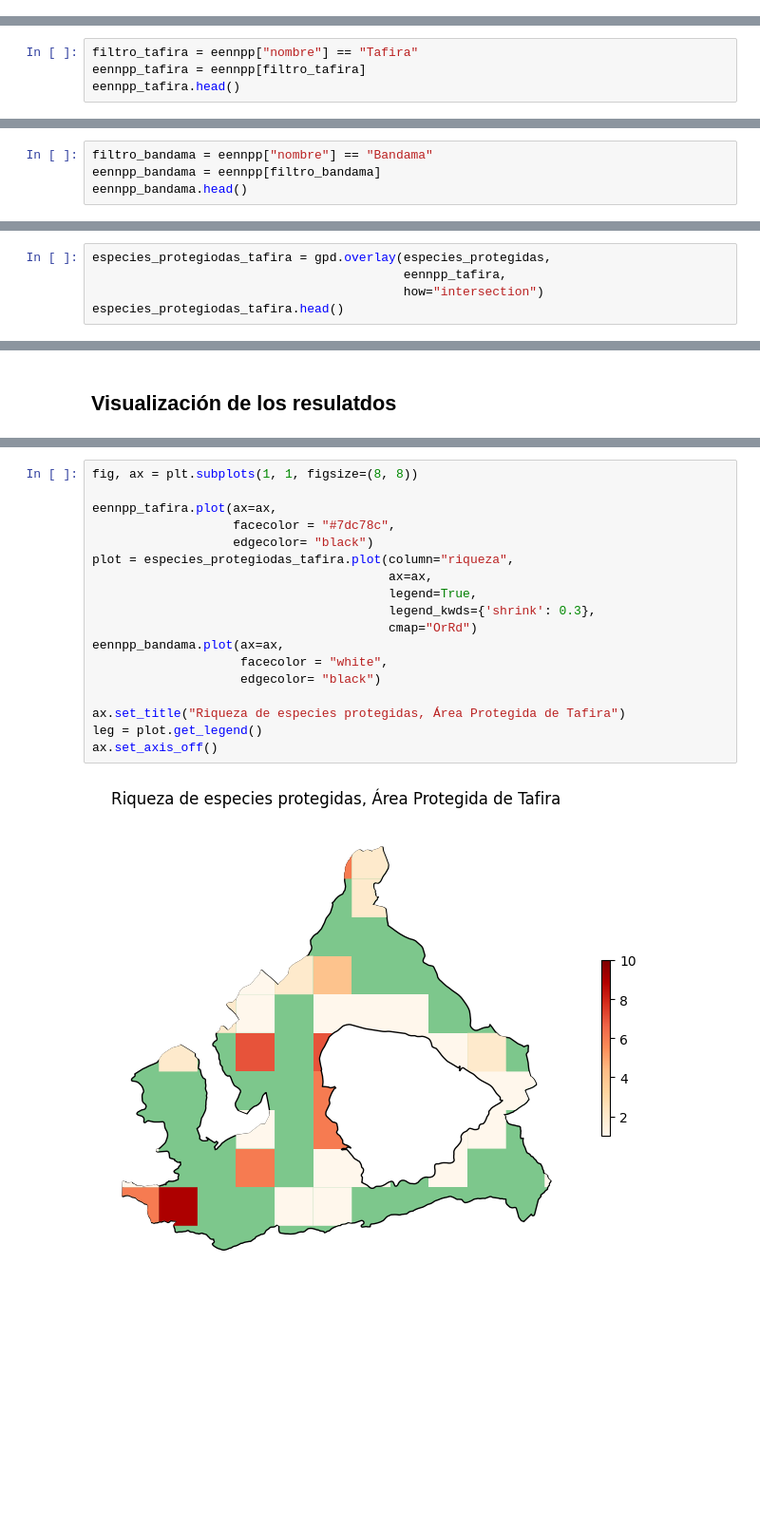
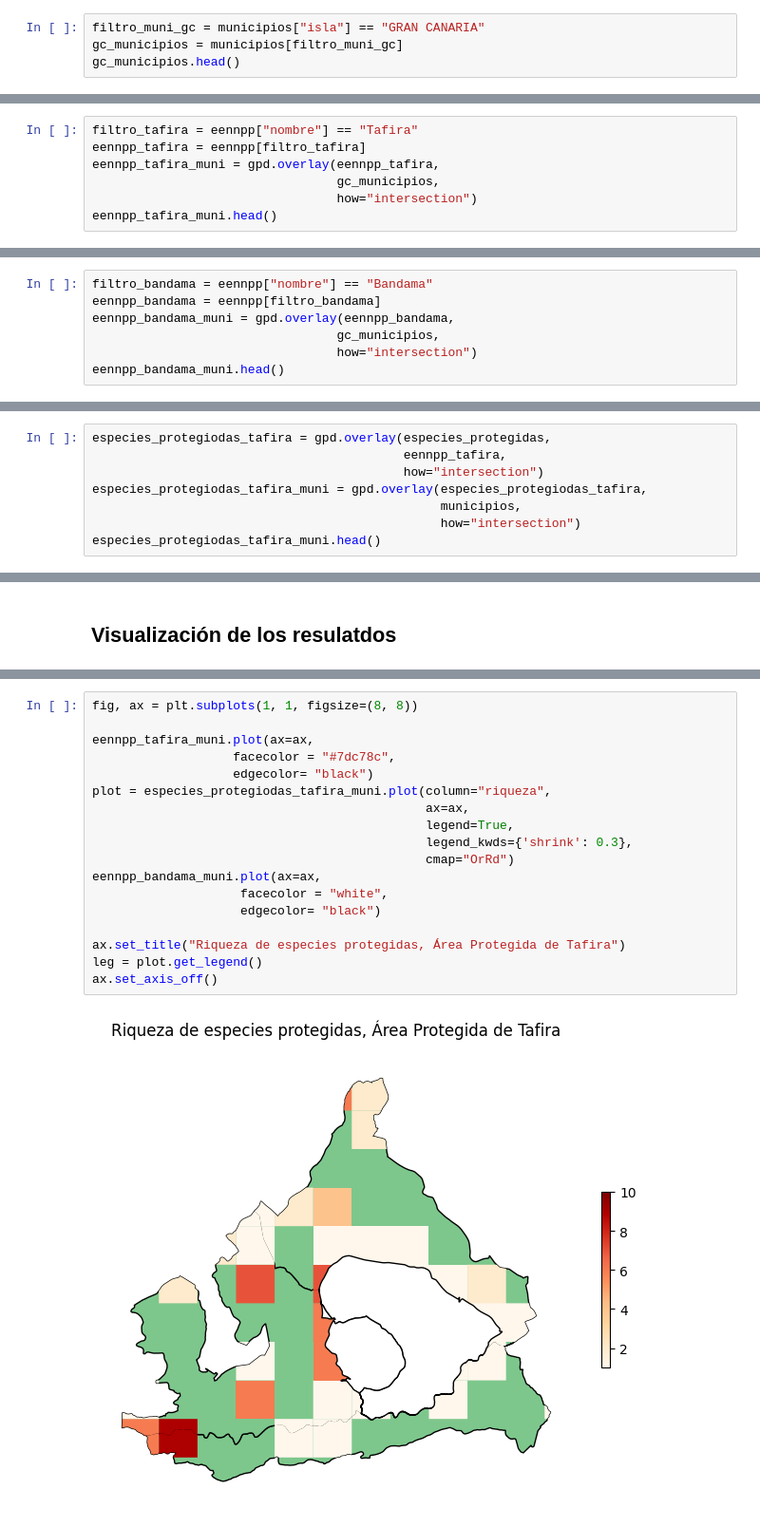
Before and after one commit to Juankkar/QGIS_IDECanarias_data, a Jupyter notebook: src/geopandas.ipynb, the cells around one changed output, grey strips where cells are left out. Shown: that part at 95% size. Saved outputs shown, nothing was run; the diff lists cells and outputs as text; blank space fills up the shorter version.

```diff
--- a/src/geopandas.ipynb
+++ b/src/geopandas.ipynb
@@ -99,3 +101,7 @@ gran_canaria_isla
 # %% [output]
 |  | nombre | geometry |
 | 10 | GRAN CANARIA | POLYGON ((430739.466 3110342.654,... |
+# %%
+filtro_muni_gc = municipios["isla"] == "GRAN CANARIA"
+gc_municipios = municipios[filtro_muni_gc]
+gc_municipios.head()
@@ -102,5 +115,8 @@ gran_canaria_isla
 # %%
 filtro_tafira = eennpp["nombre"] == "Tafira"
 eennpp_tafira = eennpp[filtro_tafira]
-eennpp_tafira.head()
+eennpp_tafira_muni = gpd.overlay(eennpp_tafira,
+                                 gc_municipios,
+                                 how="intersection")
+eennpp_tafira_muni.head()
 # %% [output]
@@ -109,5 +127,8 @@ eennpp_tafira.head()
 # %%
 filtro_bandama = eennpp["nombre"] == "Bandama"
 eennpp_bandama = eennpp[filtro_bandama]
-eennpp_bandama.head()
+eennpp_bandama_muni = gpd.overlay(eennpp_bandama,
+                                 gc_municipios,
+                                 how="intersection")
+eennpp_bandama_muni.head()
 # %% [output]
@@ -117,5 +140,8 @@ eennpp_bandama.head()
 especies_protegiodas_tafira = gpd.overlay(especies_protegidas,
                                           eennpp_tafira,
                                           how="intersection")
-especies_protegiodas_tafira.head()
+especies_protegiodas_tafira_muni = gpd.overlay(especies_protegiodas_tafira,
+                                               municipios,
+                                               how="intersection")
+especies_protegiodas_tafira_muni.head()
 # %% [output]
@@ -157,20 +185,20 @@ ax.set_axis_off()
 # %%
 fig, ax = plt.subplots(1, 1, figsize=(8, 8))
 
-eennpp_tafira.plot(ax=ax,
+eennpp_tafira_muni.plot(ax=ax,
                    facecolor = "#7dc78c",
                    edgecolor= "black")
-plot = especies_protegiodas_tafira.plot(column="riqueza",
-                                        ax=ax,
-                                        legend=True,
-                                        legend_kwds={'shrink': 0.3},
-                                        cmap="OrRd")
-eennpp_bandama.plot(ax=ax,
+plot = especies_protegiodas_tafira_muni.plot(column="riqueza",
+                                             ax=ax,
+                                             legend=True,
+                                             legend_kwds={'shrink': 0.3},
+                                             cmap="OrRd")
+eennpp_bandama_muni.plot(ax=ax,
                     facecolor = "white",
                     edgecolor= "black")
 
 ax.set_title("Riqueza de especies protegidas, Área Protegida de Tafira")
 leg = plot.get_legend()
 ax.set_axis_off()
 # %% [output]
-[figure, old version]
+[figure, new version]
```
Also changed, not shown: parts of 13 cells of this notebook, 3 other files.
